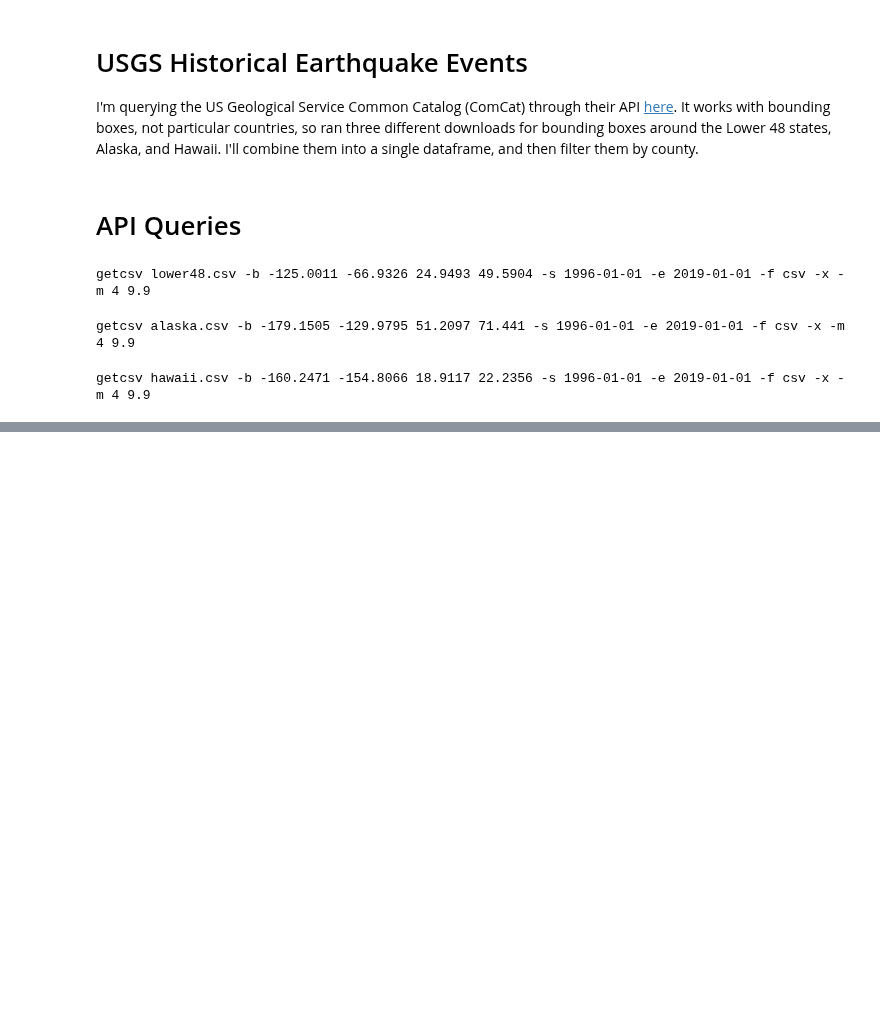
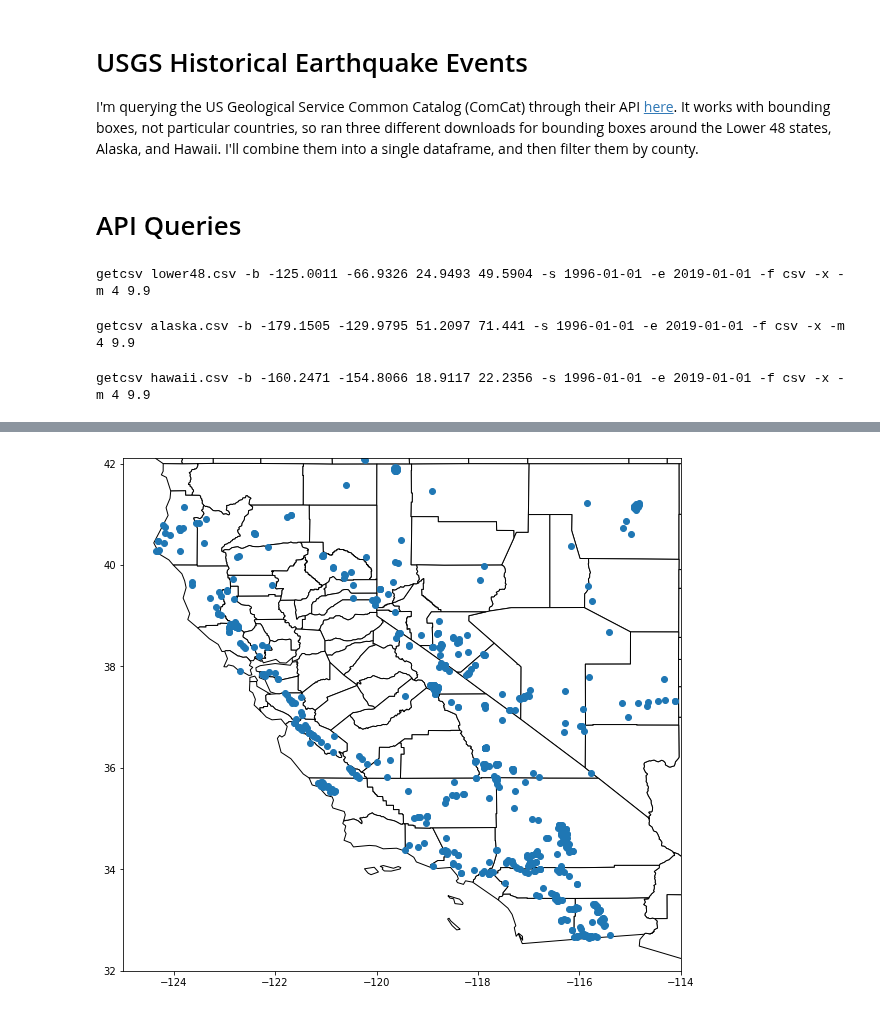
Before and after one commit to labs12-should-i-live-here/DS, a Jupyter notebook: notebooks/DMA5 - Earthquakes.ipynb, the cells around one changed output, grey strips where cells are left out. Saved outputs shown, nothing was run; the diff lists cells and outputs as text; code cells hidden in the pictures; blank space fills up the shorter version.

```diff
--- a/notebooks/DMA5 - Earthquakes.ipynb
+++ b/notebooks/DMA5 - Earthquakes.ipynb
@@ -77,0 +162,10 @@ lower48.head()
+# %%
+# And just California
+fig, ax = plt.subplots(figsize=(10,10))
+counties.plot(ax=ax, color='white', edgecolor='black');
+quakes_county.plot(ax=ax, marker='o')
+ax.set_xlim(-125,-114)
+ax.set_ylim(32,42.1)
+plt.show()
+# %% [output]
+[figure, added]
```
Also changed, not shown: parts of 15 cells of this notebook, 4 other files.
